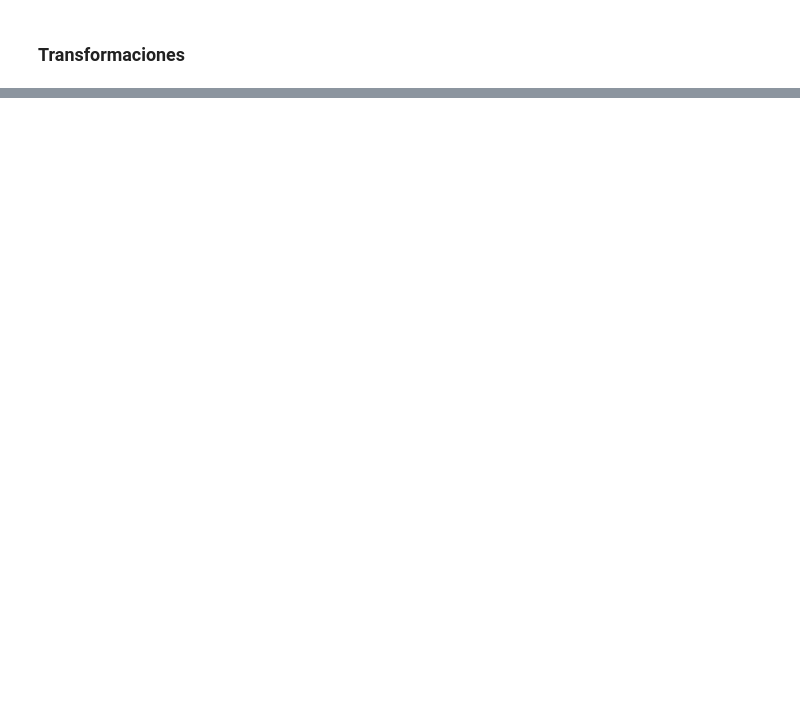
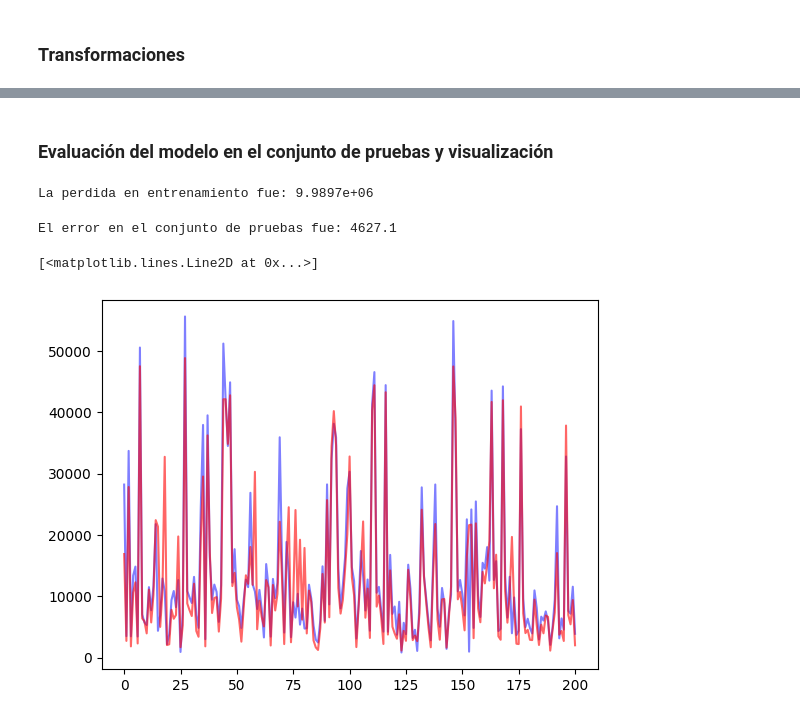
Before and after one commit to dcrovo/ML-Workshops, a Jupyter notebook: Workshop1/code/Taller1.ipynb, the cells around one changed output, grey strips where cells are left out. Saved outputs shown, nothing was run; the diff lists cells and outputs as text; code cells hidden in the pictures; blank space fills up the shorter version.

```diff
--- a/Workshop1/code/Taller1.ipynb
+++ b/Workshop1/code/Taller1.ipynb
@@ -200,5 +200,5 @@ X_standardized, mean_X, std_X = standardize(X)
 Y_standardized, mean_Y, std_Y = standardize(Y)
 
 model = linear_regressor()
-model.fit_model(X_standardized, Y_standardized, lr=0.01, epochs=100)
+model.fit_model(X_standardized, Y, lr=0.01, epochs=100)
 # %% [output]
@@ -275,0 +261,30 @@ Pérdida de validación con los mejores hiperparámetros: 40019052.17837612
+# %% [markdown]
+### Evaluación del modelo en el conjunto de pruebas y visualización
+# %%
+X_train = train_df.drop(columns=['charges']).values
+Y_train = train_df[['charges']].values
+X_test = test_df.drop(columns=['charges']).values
+Y_test = test_df[['charges']].values
+
+X_train, _, _ = standardize(X_train)
+X_test, _, _ = standardize(X_test)
+# %%
+best_model = linear_regressor(2)
+best_model.fit_model(X_train, Y, 0.001, 10000)
+# %% [output]
+La perdida en entrenamiento fue: 9.9897e+06
+# %%
+Y_predt = best_model.predict(X_test)
+rmse = root_mean_squared_error(Y_test, Y_predt)
+print("El error en el conjunto de pruebas fue: {:.6}".format(rmse))
+# %% [output]
+El error en el conjunto de pruebas fue: 4627.1
+# %%
+import matplotlib.pyplot as plt
+x_idx = np.arange(len(Y_test))
+
+plt.plot(x_idx, Y_predt, c='b', label='Actual vs. Predicted', alpha=0.5)
+plt.plot(x_idx, Y_test, c='r', label='Actual vs. Predicted', alpha=0.6)
+# %% [output]
+[<matplotlib.lines.Line2D at 0x...>]
+[figure, added]
```
Also changed, not shown: parts of 7 cells of this notebook.
